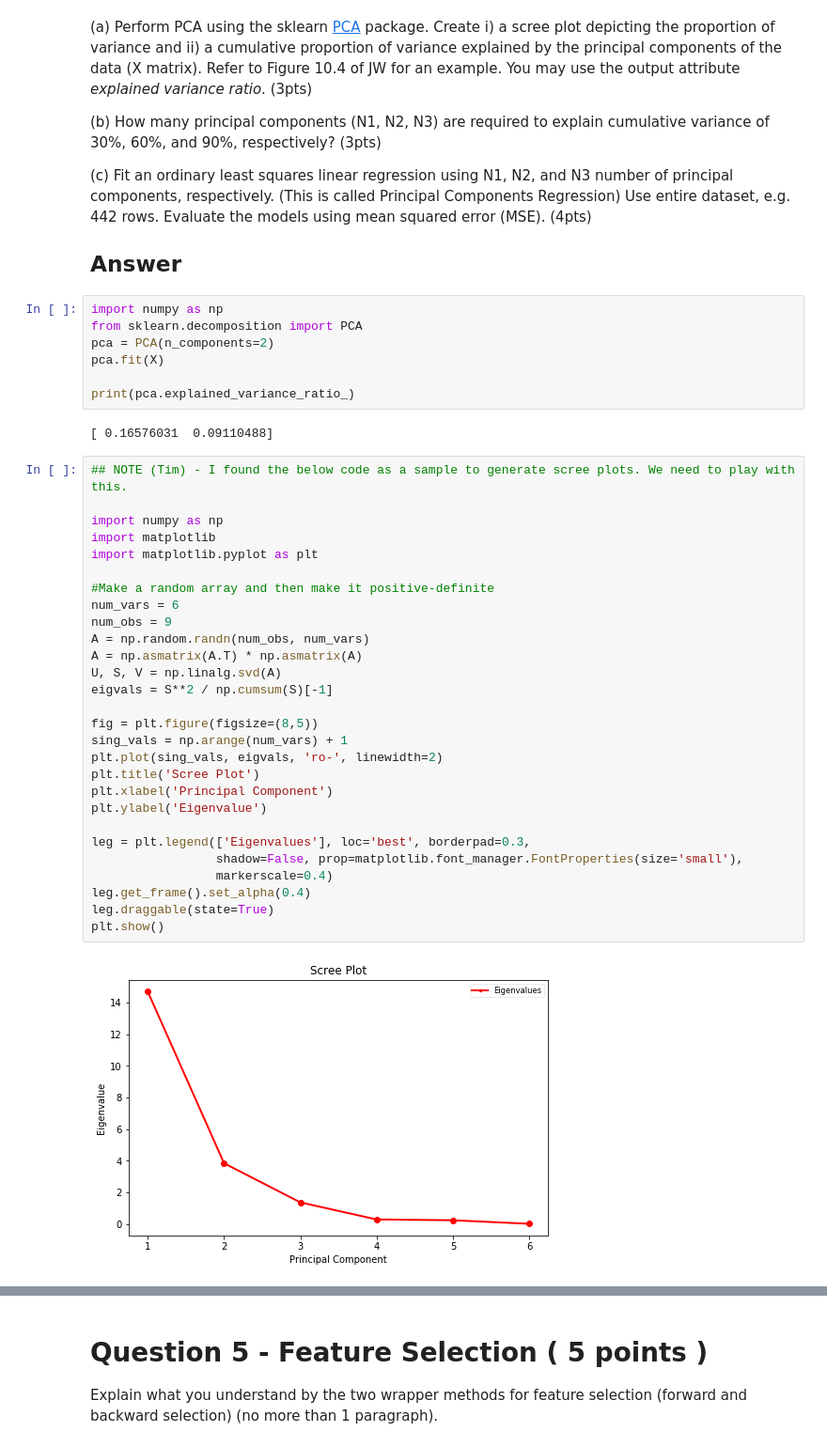
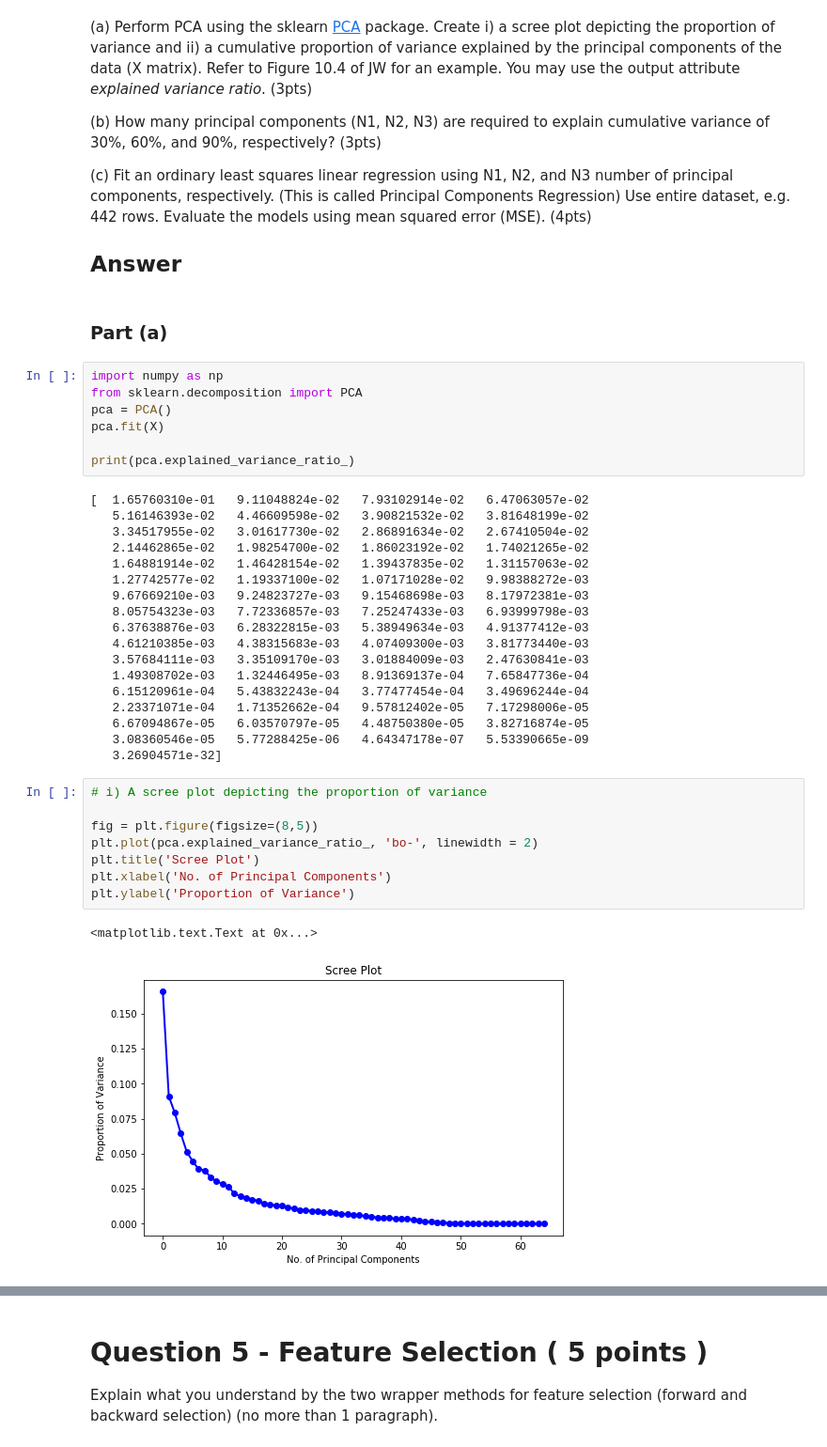
Before and after one commit to meysubb/Advanced_Pred_Models, a Jupyter notebook: Assignment_2/MIS382-HW2-Lai.ipynb, the cells around one changed output, grey strips where cells are left out. Shown at 94% size. Cells and saved outputs as stored; diff of their text form.

```diff
--- a/Assignment_2/MIS382-HW2-Lai.ipynb
+++ b/Assignment_2/MIS382-HW2-Lai.ipynb
@@ -148,42 +148,41 @@ X = stdScaler.fit_transform(X)
 (c) Fit an ordinary least squares linear regression using N1, N2, and N3 number of principal components, respectively. (This is called Principal Components Regression) Use entire dataset, e.g. 442 rows. Evaluate the models using mean squared error (MSE). (4pts)
 
 ## Answer
+# %% [markdown]
+### Part (a)
 # %%
 import numpy as np
 from sklearn.decomposition import PCA
-pca = PCA(n_components=2)
+pca = PCA()
 pca.fit(X)
 
 print(pca.explained_variance_ratio_)
 # %% [output]
-[ 0.16576031  0.09110488]
+[  1.65760310e-01   9.11048824e-02   7.93102914e-02   6.47063057e-02
+   5.16146393e-02   4.46609598e-02   3.90821532e-02   3.81648199e-02
+   3.34517955e-02   3.01617730e-02   2.86891634e-02   2.67410504e-02
+   2.14462865e-02   1.98254700e-02   1.86023192e-02   1.74021265e-02
+   1.64881914e-02   1.46428154e-02   1.39437835e-02   1.31157063e-02
+   1.27742577e-02   1.19337100e-02   1.07171028e-02   9.98388272e-03
+   9.67669210e-03   9.24823727e-03   9.15468698e-03   8.17972381e-03
+   8.05754323e-03   7.72336857e-03   7.25247433e-03   6.93999798e-03
+   6.37638876e-03   6.28322815e-03   5.38949634e-03   4.91377412e-03
+   4.61210385e-03   4.38315683e-03   4.07409300e-03   3.81773440e-03
+   3.57684111e-03   3.35109170e-03   3.01884009e-03   2.47630841e-03
+   1.49308702e-03   1.32446495e-03   8.91369137e-04   7.65847736e-04
+   6.15120961e-04   5.43832243e-04   3.77477454e-04   3.49696244e-04
+   2.23371071e-04   1.71352662e-04   9.57812402e-05   7.17298006e-05
+   6.67094867e-05   6.03570797e-05   4.48750380e-05   3.82716874e-05
+   3.08360546e-05   5.77288425e-06   4.64347178e-07   5.53390665e-09
+   3.26904571e-32]
-# %%
-## NOTE (Tim) - I found the below code as a sample to generate scree plots. We need to play with this.
-
-import numpy as np
-import matplotlib
-import matplotlib.pyplot as plt
-
-#Make a random array and then make it positive-definite
-num_vars = 6
-num_obs = 9
-A = np.random.randn(num_obs, num_vars)
-A = np.asmatrix(A.T) * np.asmatrix(A)
-U, S, V = np.linalg.svd(A)
-eigvals = S**2 / np.cumsum(S)[-1]
-
-fig = plt.figure(figsize=(8,5))
-sing_vals = np.arange(num_vars) + 1
-plt.plot(sing_vals, eigvals, 'ro-', linewidth=2)
-plt.title('Scree Plot')
-plt.xlabel('Principal Component')
-plt.ylabel('Eigenvalue')
-
-leg = plt.legend(['Eigenvalues'], loc='best', borderpad=0.3,
-                 shadow=False, prop=matplotlib.font_manager.FontProperties(size='small'),
-                 markerscale=0.4)
-leg.get_frame().set_alpha(0.4)
-leg.draggable(state=True)
-plt.show()
-# %% [output]
-[figure, removed]
+# %%
+# i) A scree plot depicting the proportion of variance
+
+fig = plt.figure(figsize=(8,5))
+plt.plot(pca.explained_variance_ratio_, 'bo-', linewidth = 2)
+plt.title('Scree Plot')
+plt.xlabel('No. of Principal Components')
+plt.ylabel('Proportion of Variance')
+# %% [output]
+<matplotlib.text.Text at 0x...>
+[figure, added]
```
Also changed, not shown: parts of 10 cells of this notebook.
